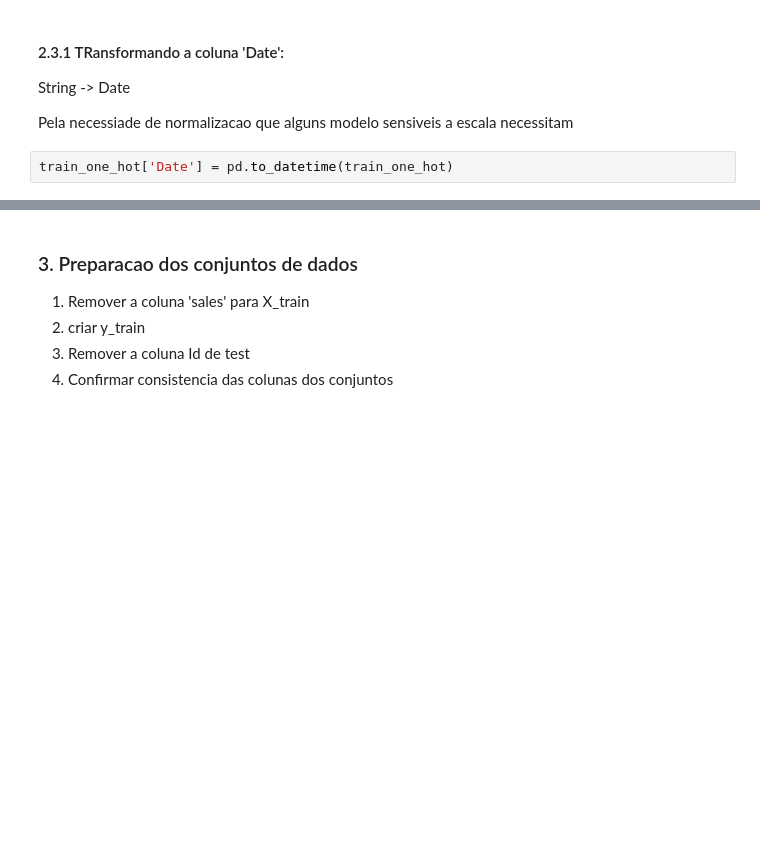
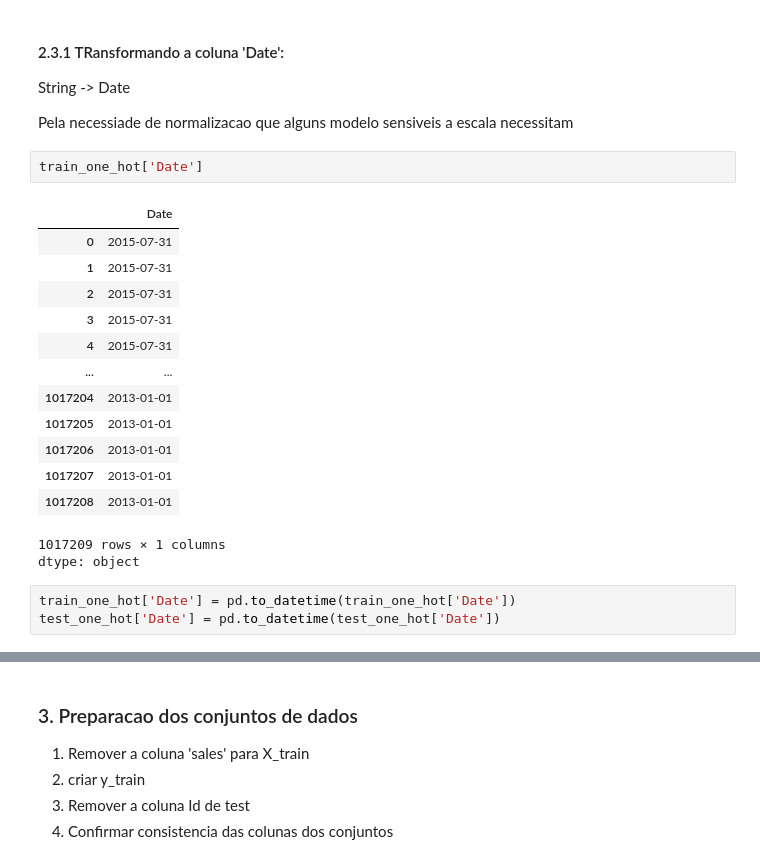
Before and after one commit to HammadN98/previsao_de_vendas, a Jupyter notebook: previsao_das_vendas_lojas_Rossmann.ipynb, the cells around one changed output, grey strips where cells are left out. Cells and saved outputs as stored; diff of their text form; blank space fills up the shorter version.

Commit message:
Date separado, e tranformado em Datetime

```diff
--- a/previsao_das_vendas_lojas_Rossmann.ipynb
+++ b/previsao_das_vendas_lojas_Rossmann.ipynb
@@ -474,5 +479,23 @@ train_one_hot.dtypes, test_one_hot.dtypes
 String -> Date
 
 Pela necessiade de normalizacao que alguns modelo sensiveis a escala necessitam
+# %%
+train_one_hot['Date']
+# %% [output]
+|  | Date |
+| 0 | 2015-07-31 |
+| 1 | 2015-07-31 |
+| 2 | 2015-07-31 |
+| 3 | 2015-07-31 |
+| 4 | 2015-07-31 |
+| ... | ... |
+| 1017204 | 2013-01-01 |
+| 1017205 | 2013-01-01 |
+| 1017206 | 2013-01-01 |
+| 1017207 | 2013-01-01 |
+| 1017208 | 2013-01-01 |
+1017209 rows × 1 columns
+dtype: object
 # %%
-train_one_hot['Date'] = pd.to_datetime(train_one_hot)
+train_one_hot['Date'] = pd.to_datetime(train_one_hot['Date'])
+test_one_hot['Date'] = pd.to_datetime(test_one_hot['Date'])
```
Also changed, not shown: parts of 5 cells of this notebook.
